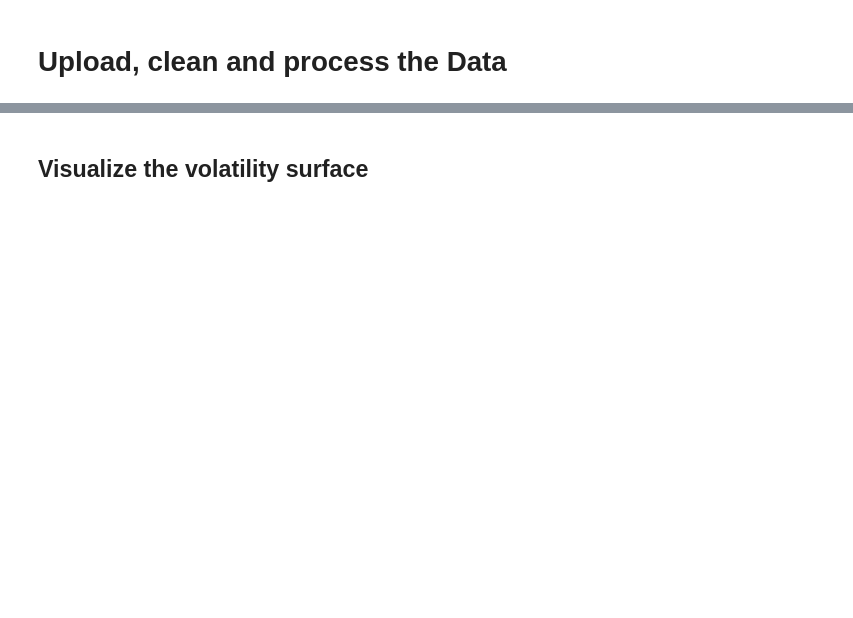
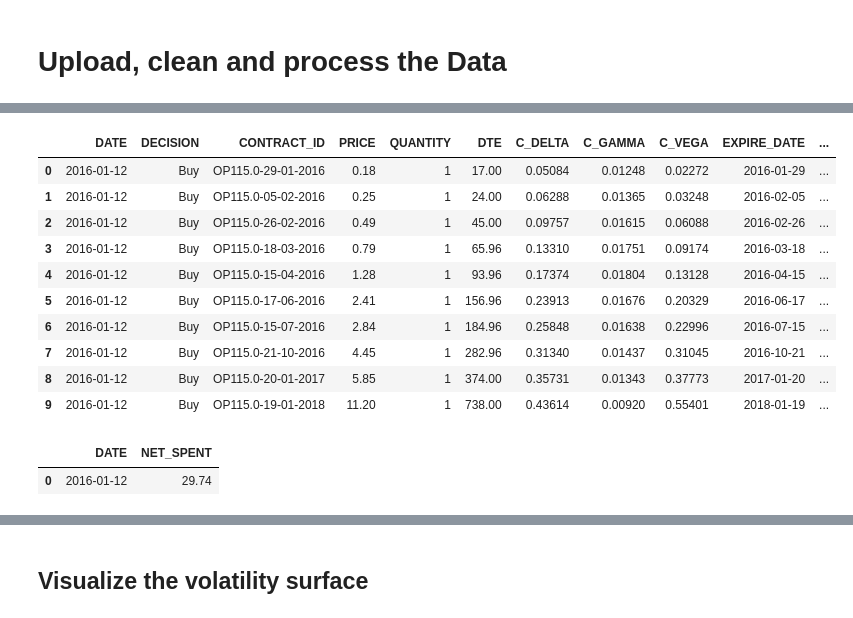
Before and after one commit to zgcharaf/Options-Trading-Framework, a Jupyter notebook: Main.ipynb, the cells around one changed output, grey strips where cells are left out. Drawn from its saved outputs; the diff is of its cells as text; code cells hidden in the pictures; blank space fills up the shorter version.

```diff
--- a/Main.ipynb
+++ b/Main.ipynb
@@ -29,9 +67,11 @@ df_sub
+# %%
+dfx=df_sub
 # %%
 opml_instance = Core(dfx)
 df=opml_instance.add_greeks_to_df()
 df=opml_instance.add_bs_call_price()
 df['QUOTE_DATE'] = pd.to_datetime(df['QUOTE_DATE'], format='%Y-%m-%d')
-df['Option_Contract_ID'] = ("OP" + df['STRIKE'].astype(str) + '-'+ df['EXPIRE_DATE'].dt.month.astype(str).str.zfill(2) +'-'+  df['EXPIRE_DATE'].dt.year.astype(str))
+df['Option_Contract_ID'] = ("OP" + df['STRIKE'].astype(str) + '-'+df['EXPIRE_DATE'].dt.day.astype(str).str.zfill(2) +'-'+ df['EXPIRE_DATE'].dt.month.astype(str).str.zfill(2) +'-'+  df['EXPIRE_DATE'].dt.year.astype(str))
 # %%
 iv_term_structure = IVTermStructure.IVTermStructure(df)
 term_structures_df = iv_term_structure.get_iv_term_structure()
@@ -38,0 +97,17 @@ print(term_structures_df)
+# %%
+analysis = IVStructureAnalysis.IVStructureAnalysis(term_structures_df,df)
+decision_df = analysis.analyze_structure(max_workers=4)
+# %%
+decision_df
+# %% [output]
+|  | DATE | DECISION | CONTRACT_ID | PRICE | QUANTITY | DTE | C_DELTA | C_GAMMA | C_VEGA | EXPIRE_DATE | ... |
+| 0 | 2016-01-12 | Buy | OP115.0-29-01-2016 | 0.18 | 1 | 17.00 | 0.05084 | 0.01248 | 0.02272 | 2016-01-29 | ... |
+| 1 | 2016-01-12 | Buy | OP115.0-05-02-2016 | 0.25 | 1 | 24.00 | 0.06288 | 0.01365 | 0.03248 | 2016-02-05 | ... |
+| 2 | 2016-01-12 | Buy | OP115.0-26-02-2016 | 0.49 | 1 | 45.00 | 0.09757 | 0.01615 | 0.06088 | 2016-02-26 | ... |
+| 3 | 2016-01-12 | Buy | OP115.0-18-03-2016 | 0.79 | 1 | 65.96 | 0.13310 | 0.01751 | 0.09174 | 2016-03-18 | ... |
+| 4 | 2016-01-12 | Buy | OP115.0-15-04-2016 | 1.28 | 1 | 93.96 | 0.17374 | 0.01804 | 0.13128 | 2016-04-15 | ... |
+| 5 | 2016-01-12 | Buy | OP115.0-17-06-2016 | 2.41 | 1 | 156.96 | 0.23913 | 0.01676 | 0.20329 | 2016-06-17 | ... |
+| 6 | 2016-01-12 | Buy | OP115.0-15-07-2016 | 2.84 | 1 | 184.96 | 0.25848 | 0.01638 | 0.22996 | 2016-07-15 | ... |
+| 7 | 2016-01-12 | Buy | OP115.0-21-10-2016 | 4.45 | 1 | 282.96 | 0.31340 | 0.01437 | 0.31045 | 2016-10-21 | ... |
+| 8 | 2016-01-12 | Buy | OP115.0-20-01-2017 | 5.85 | 1 | 374.00 | 0.35731 | 0.01343 | 0.37773 | 2017-01-20 | ... |
+| 9 | 2016-01-12 | Buy | OP115.0-19-01-2018 | 11.20 | 1 | 738.00 | 0.43614 | 0.00920 | 0.55401 | 2018-01-19 | ... |
@@ -38,0 +118,5 @@ print(term_structures_df)
+# %%
+transactions_.calculate_net_spent_by_date()
+# %% [output]
+|  | DATE | NET_SPENT |
+| 0 | 2016-01-12 | 29.74 |
```
Also changed, not shown: parts of 25 cells of this notebook, 2 other files.
